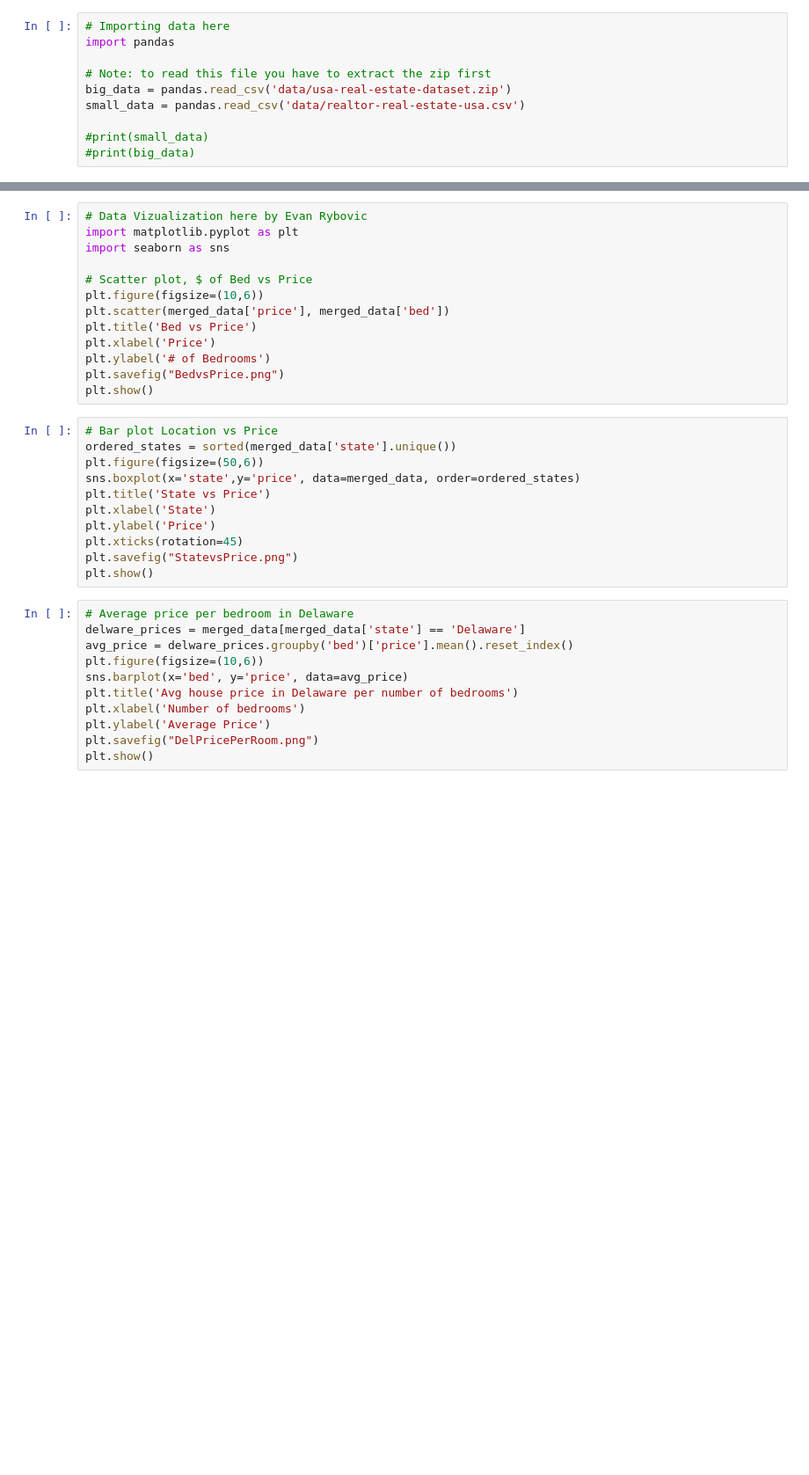
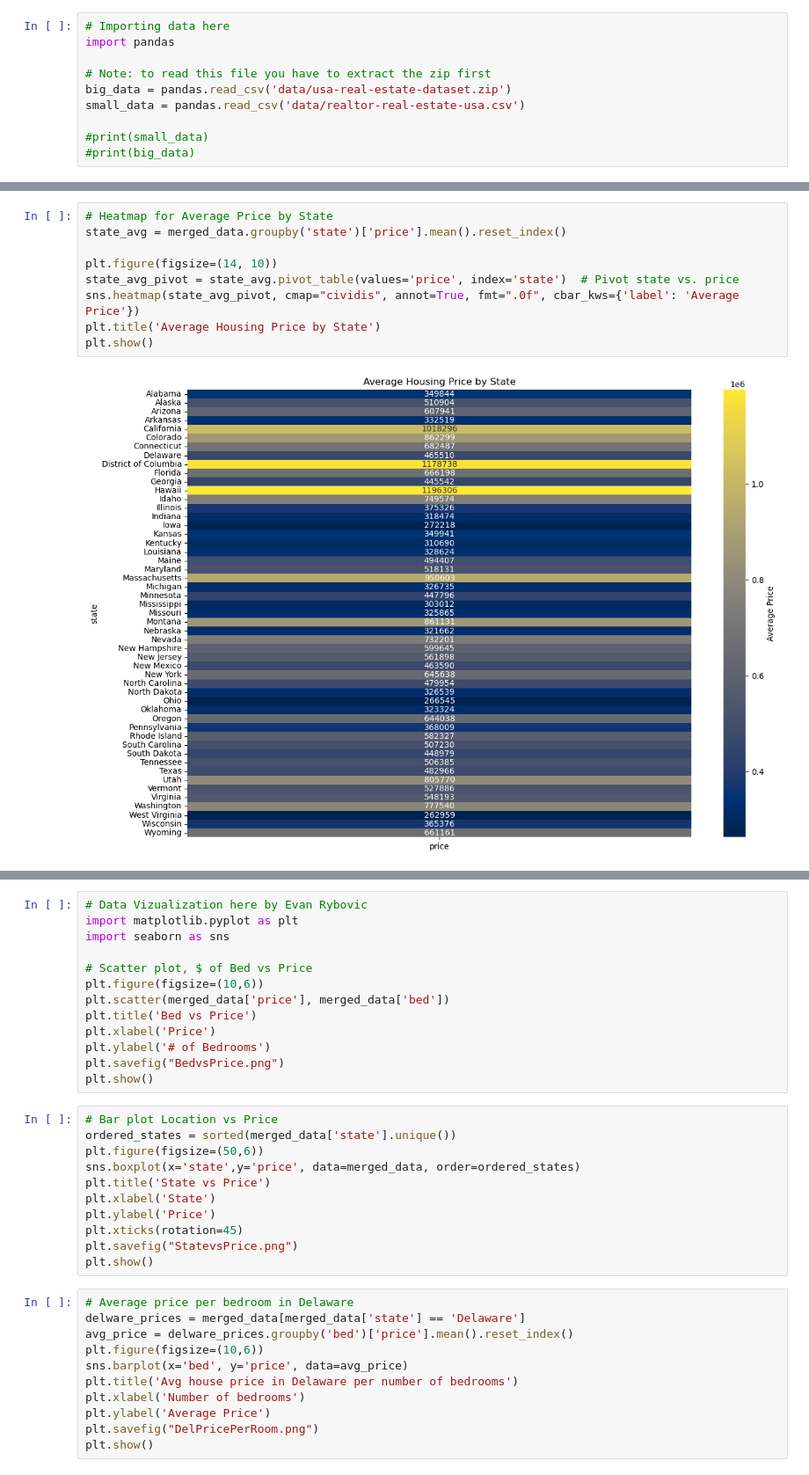
Before and after one commit to ewrybovic/Comp541Project, a Jupyter notebook: main.ipynb, the cells around one changed output, grey strips where cells are left out. Shown at 88% size. Drawn from its saved outputs; the diff is of its cells as text; blank space fills up the shorter version.

Commit message:
graphs split into different cells

```diff
--- a/main.ipynb
+++ b/main.ipynb
@@ -54,0 +143,11 @@ print(f'Size after cleaning: {merged_data.shape}')
+# %%
+# Heatmap for Average Price by State
+state_avg = merged_data.groupby('state')['price'].mean().reset_index()
+
+plt.figure(figsize=(14, 10))
+state_avg_pivot = state_avg.pivot_table(values='price', index='state')  # Pivot state vs. price
+sns.heatmap(state_avg_pivot, cmap="cividis", annot=True, fmt=".0f", cbar_kws={'label': 'Average Price'})
+plt.title('Average Housing Price by State')
+plt.show()
+# %% [output]
+[figure, added]
```
Also changed, not shown: parts of 7 cells of this notebook.
